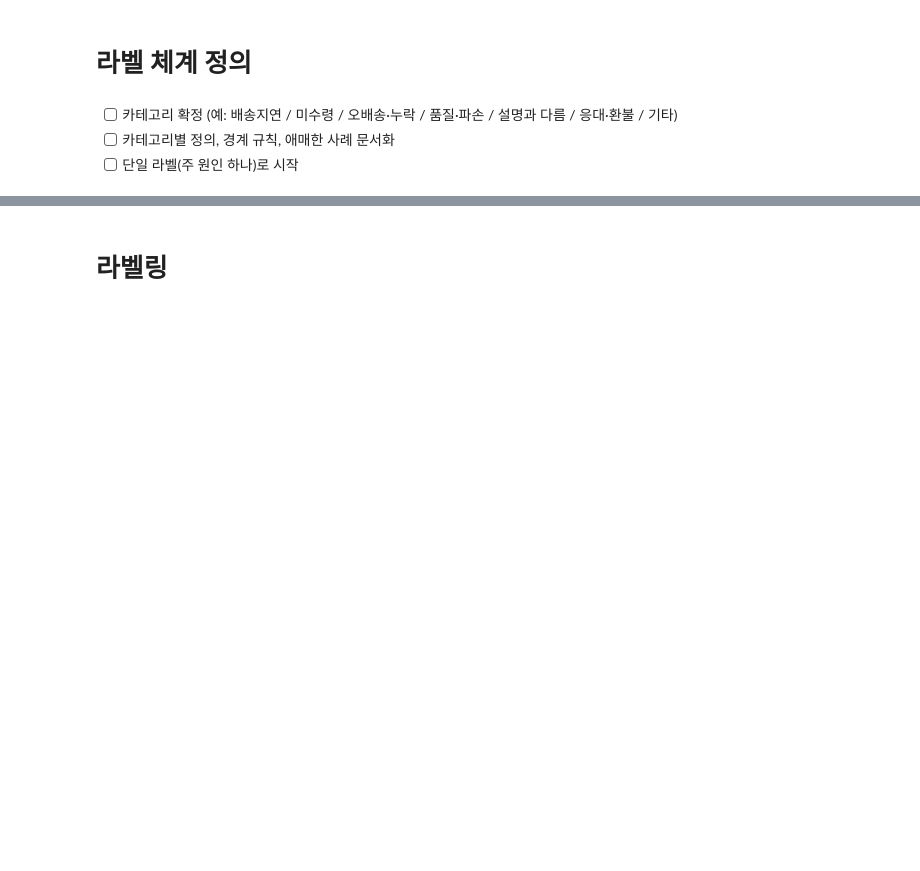
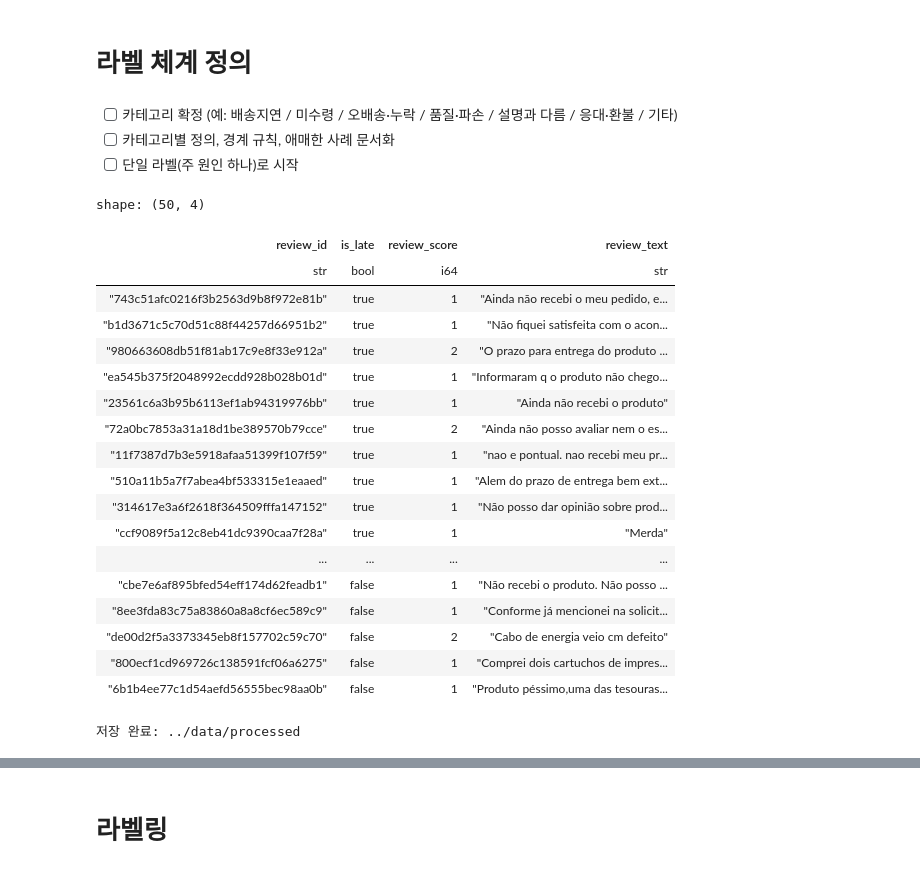
Before and after one commit to yongjin-hong/olist_analysis, a Jupyter notebook: notebooks/EDA.ipynb, the cells around one changed output, grey strips where cells are left out. Cells and saved outputs as stored; diff of their text form; code cells hidden in the pictures; blank space fills up the shorter version.

```diff
--- a/notebooks/EDA.ipynb
+++ b/notebooks/EDA.ipynb
@@ -414,3 +416,72 @@ shape: (5, 3)
 - [ ] 카테고리 확정 (예: 배송지연 / 미수령 / 오배송·누락 / 품질·파손 / 설명과 다름 / 응대·환불 / 기타)
 - [ ] 카테고리별 정의, 경계 규칙, 애매한 사례 문서화
 - [ ] 단일 라벨(주 원인 하나)로 시작
+# %%
+# ===== 샘플링 설정 =====
+SEED = 42            # 재실행해도 같은 샘플이 나오도록 고정
+LATE_SAMPLE_SIZE = 20
+ONTIME_SAMPLE_SIZE = 30
+
+# ===== 배송 완료 주문만 추출 =====
+# 수령일이 없어 지연 여부를 판단할 수 없는 행은 제외
+delivered_reviews = reviews_clean.filter(
+    (pl.col("order_status") == "delivered") # 배송 완료되었고
+    & pl.col("is_late").is_not_null() # is_late 컬럼이 null이 아닌
+)
+
+# ===== 지연 / 정상 배송 그룹별 샘플링 =====
+late_sample = delivered_reviews.filter(pl.col("is_late")).sample(n=LATE_SAMPLE_SIZE, seed=SEED)
+ontime_sample = delivered_reviews.filter(~pl.col("is_late")).sample(n=ONTIME_SAMPLE_SIZE, seed=SEED)
+
+# ===== 두 그룹 합치기 =====
+explore_sample = pl.concat([late_sample, ontime_sample]).select([
+    "review_id",
+    "is_late",
+    "review_score",
+    "review_text",
+])
+
+# ===== 결과 확인 =====
+# 코멘트 전체가 보이도록 출력 설정 변경
+with pl.Config(fmt_str_lengths=1000, tbl_rows=60):
+    display(explore_sample)
+# %% [output]
+shape: (50, 4)
+| review_id | is_late | review_score | review_text |
+| str | bool | i64 | str |
+| "743c51afc0216f3b2563d9b8f972e81b" | true | 1 | "Ainda não recebi o meu pedido, e... |
+| "b1d3671c5c70d51c88f44257d66951b2" | true | 1 | "Não fiquei satisfeita com o acon... |
+| "980663608db51f81ab17c9e8f33e912a" | true | 2 | "O prazo para entrega do produto ... |
+| "ea545b375f2048992ecdd928b028b01d" | true | 1 | "Informaram q o produto não chego... |
+| "23561c6a3b95b6113ef1ab94319976bb" | true | 1 | "Ainda não recebi o produto" |
+| "72a0bc7853a31a18d1be389570b79cce" | true | 2 | "Ainda não posso avaliar nem o es... |
+| "11f7387d7b3e5918afaa51399f107f59" | true | 1 | "nao e pontual. nao recebi meu pr... |
+| "510a11b5a7f7abea4bf533315e1eaaed" | true | 1 | "Alem do prazo de entrega bem ext... |
+| "314617e3a6f2618f364509fffa147152" | true | 1 | "Não posso dar opinião sobre prod... |
+| "ccf9089f5a12c8eb41dc9390caa7f28a" | true | 1 | "Merda" |
+| ... | ... | ... | ... |
+| "cbe7e6af895bfed54eff174d62feadb1" | false | 1 | "Não recebi o produto. Não posso ... |
+| "8ee3fda83c75a83860a8a8cf6ec589c9" | false | 1 | "Conforme já mencionei na solicit... |
+| "de00d2f5a3373345eb8f157702c59c70" | false | 2 | "Cabo de energia veio cm defeito" |
+| "800ecf1cd969726c138591fcf06a6275" | false | 1 | "Comprei dois cartuchos de impres... |
+| "6b1b4ee77c1d54aefd56555bec98aa0b" | false | 1 | "Produto péssimo,uma das tesouras... |
+# %%
+# ===== 라이브러리 =====
+from pathlib import Path
+
+# ===== 저장 폴더 생성 =====
+# 가공 데이터는 원본(data/)과 구분해 data/processed/에 저장
+processed_dir = Path(DATA_DIR) / "processed"
+processed_dir.mkdir(parents=True, exist_ok=True)
+
+# ===== CSV 저장 (사람이 읽는 용도) =====
+# include_bom: 엑셀에서 포르투갈어 악센트(ã, ç 등)가 깨지지 않도록 설정
+explore_sample.write_csv(processed_dir / "explore_sample.csv", include_bom=True)
+
+# ===== parquet 저장 (코드에서 재사용) =====
+# 타입(bool, 날짜 등)이 그대로 보존됨
+explore_sample.write_parquet(processed_dir / "explore_sample.parquet")
+
+print(f"저장 완료: {processed_dir}")
+# %% [output]
+저장 완료: ../data/processed
```
Also changed, not shown: parts of 6 cells of this notebook, 6 other files.
